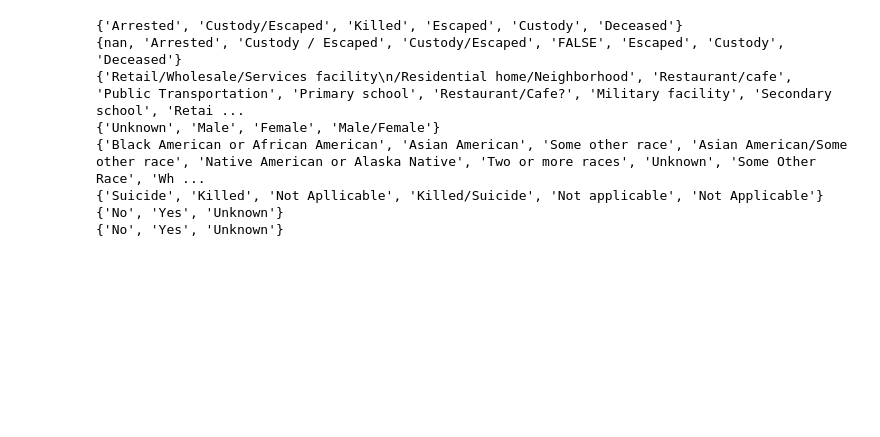
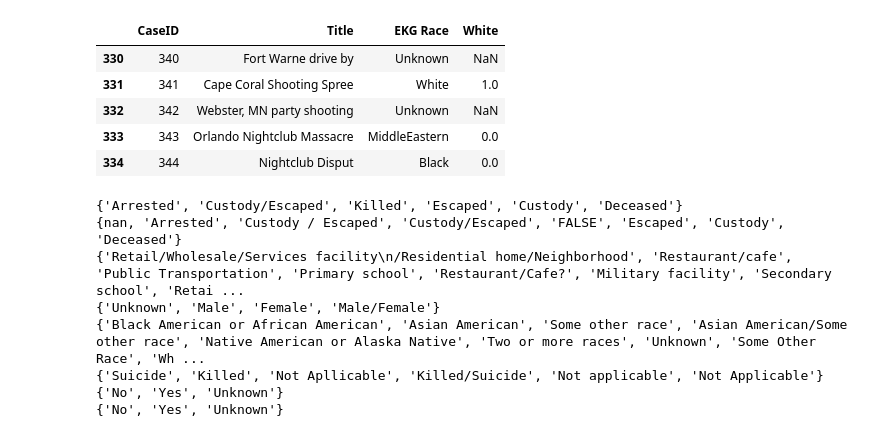
Before and after one commit to dallascard/terrorism, a Jupyter notebook: explore_articles.ipynb, the cells around one changed output. Saved outputs shown, nothing was run; the diff lists cells and outputs as text; code cells hidden in the pictures; blank space fills up the shorter version.

```diff
--- a/explore_articles.ipynb
+++ b/explore_articles.ipynb
@@ -18,9 +18,19 @@ sbn.set(font_scale=1.5)
 # %%
 data_dir = '/Users/dcard/Projects/CMU/ARK/LN_tools/parsed/StanfordMSA/'
 spreadsheet_file = '/Users/dcard/Dropbox/CMU/ARK/terrorism/databases/MSA/Data/Stanford_MSA_Database.csv'
+race_file = '/Users/dcard/Projects/CMU/ARK/terrorism/Stanford_MSA/race.csv'
 output_dir = './data/msa/'
 
 msa_df = pd.read_csv(spreadsheet_file, header=0)
+race_df = pd.read_csv(race_file, header=0, index_col=0)
+race_df.tail()
+# %% [output]
+|  | CaseID | Title | EKG Race | White |
+| 330 | 340 | Fort Warne drive by | Unknown | NaN |
+| 331 | 341 | Cape Coral Shooting Spree | White | 1.0 |
+| 332 | 342 | Webster, MN party shooting | Unknown | NaN |
+| 333 | 343 | Orlando Nightclub Massacre | MiddleEastern | 0.0 |
+| 334 | 344 | Nightclub Disput | Black | 0.0 |
 # %%
 print(set(msa_df['Fate of Shooter at the scene'].values))
 print(set(msa_df['Fate of Shooter'].values))
```
Also changed, not shown: 2 other files.
